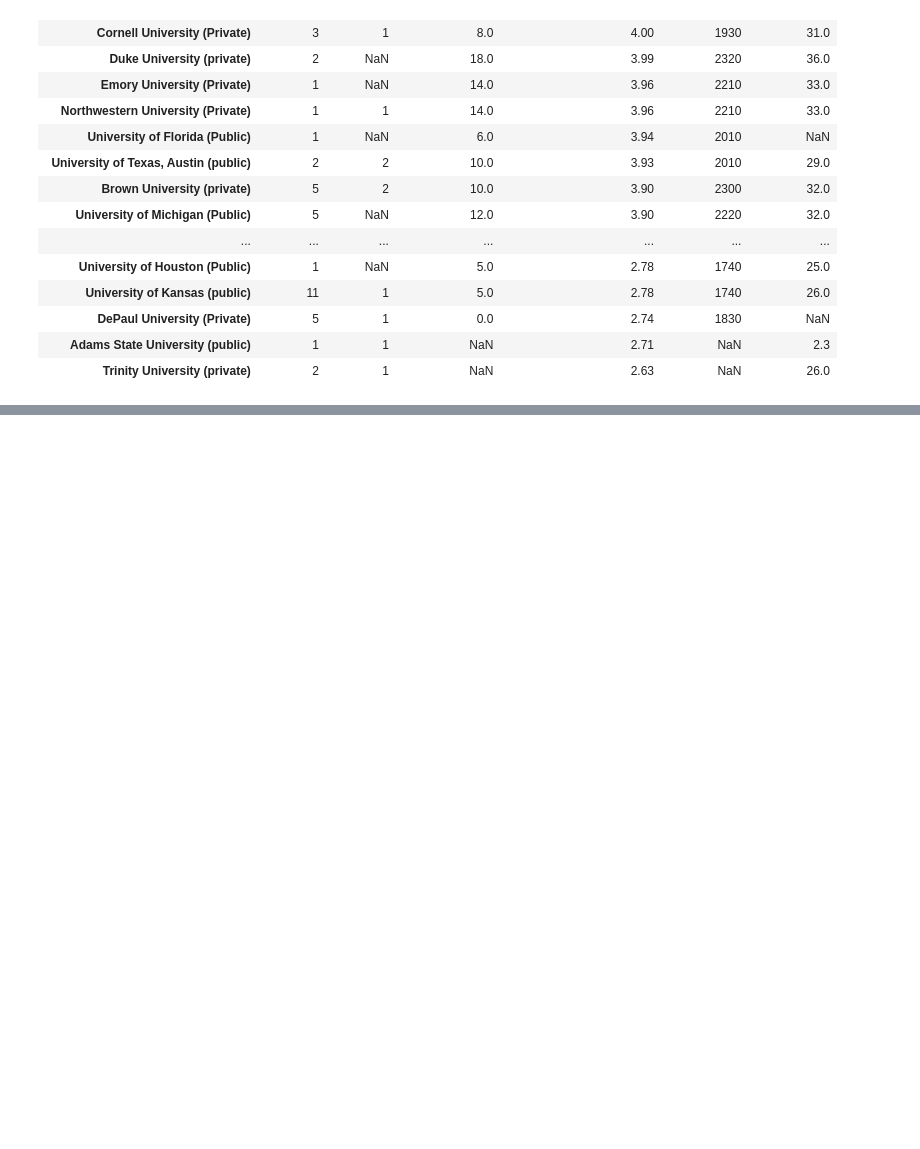
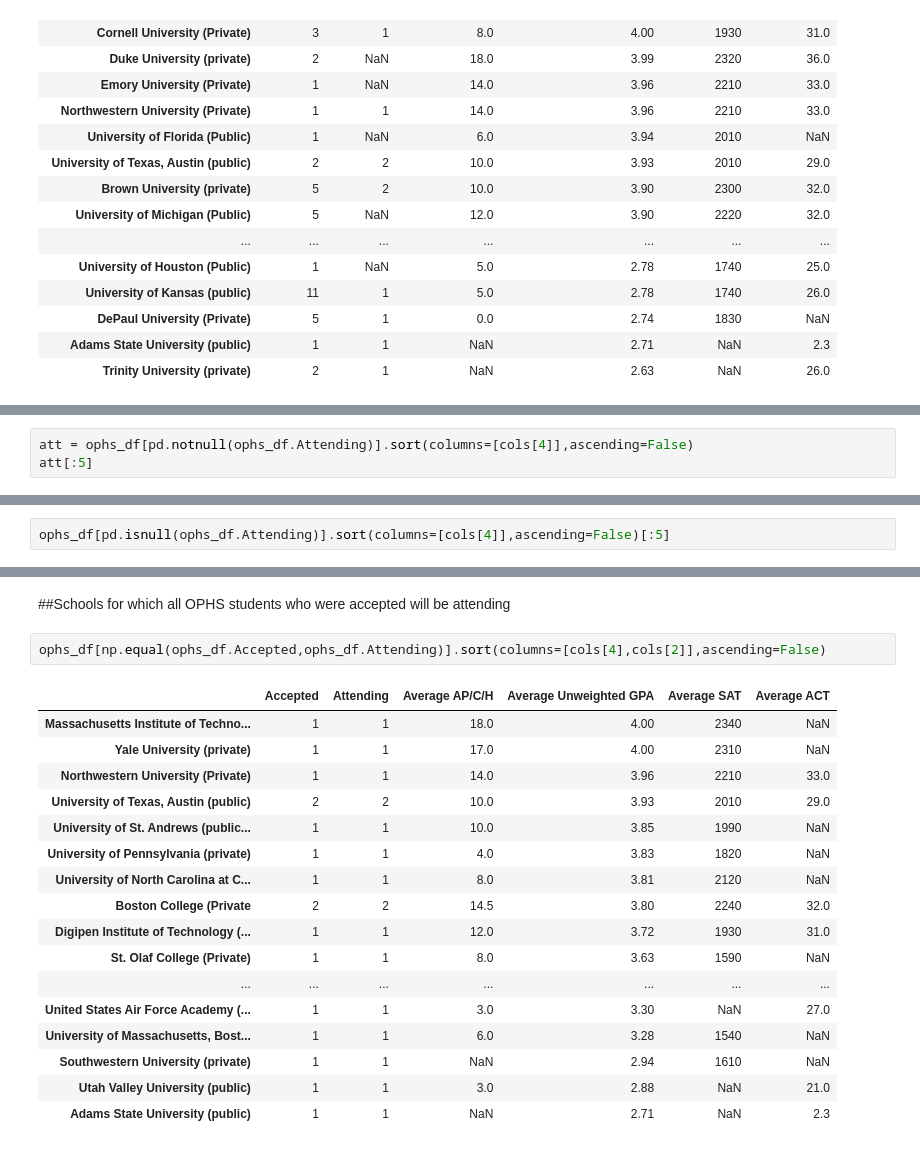
Before and after one commit to yatinla/ophs_stats, a Jupyter notebook: 2014_Matriculation.ipynb, the cells around one changed output, grey strips where cells are left out. Drawn from its saved outputs; the diff is of its cells as text; blank space fills up the shorter version.

```diff
--- a/2014_Matriculation.ipynb
+++ b/2014_Matriculation.ipynb
@@ -213,0 +212,3 @@ ophs_df.sort(columns=[cols[4],cols[5]],ascending=False)
+# %%
+att = ophs_df[pd.notnull(ophs_df.Attending)].sort(columns=[cols[4]],ascending=False)
+att[:5]
@@ -213,0 +232,2 @@ ophs_df.sort(columns=[cols[4],cols[5]],ascending=False)
+# %%
+ophs_df[pd.isnull(ophs_df.Attending)].sort(columns=[cols[4]],ascending=False)[:5]
@@ -247,0 +274,22 @@ ophs_df
+# %% [markdown]
+##Schools for which all OPHS students who were accepted will be attending
+# %%
+ophs_df[np.equal(ophs_df.Accepted,ophs_df.Attending)].sort(columns=[cols[4],cols[2]],ascending=False)
+# %% [output]
+|  | Accepted | Attending | Average AP/C/H | Average Unweighted GPA | Average SAT | Average ACT |
+| Massachusetts Institute of Techno... | 1 | 1 | 18.0 | 4.00 | 2340 | NaN |
+| Yale University (private) | 1 | 1 | 17.0 | 4.00 | 2310 | NaN |
+| Northwestern University (Private) | 1 | 1 | 14.0 | 3.96 | 2210 | 33.0 |
+| University of Texas, Austin (public) | 2 | 2 | 10.0 | 3.93 | 2010 | 29.0 |
+| University of St. Andrews (public... | 1 | 1 | 10.0 | 3.85 | 1990 | NaN |
+| University of Pennsylvania (private) | 1 | 1 | 4.0 | 3.83 | 1820 | NaN |
+| University of North Carolina at C... | 1 | 1 | 8.0 | 3.81 | 2120 | NaN |
+| Boston College (Private | 2 | 2 | 14.5 | 3.80 | 2240 | 32.0 |
+| Digipen Institute of Technology (... | 1 | 1 | 12.0 | 3.72 | 1930 | 31.0 |
+| St. Olaf College (Private) | 1 | 1 | 8.0 | 3.63 | 1590 | NaN |
+| ... | ... | ... | ... | ... | ... | ... |
+| United States Air Force Academy (... | 1 | 1 | 3.0 | 3.30 | NaN | 27.0 |
+| University of Massachusetts, Bost... | 1 | 1 | 6.0 | 3.28 | 1540 | NaN |
+| Southwestern University (private) | 1 | 1 | NaN | 2.94 | 1610 | NaN |
+| Utah Valley University (public) | 1 | 1 | 3.0 | 2.88 | NaN | 21.0 |
+| Adams State University (public) | 1 | 1 | NaN | 2.71 | NaN | 2.3 |
```
Also changed, not shown: parts of 16 cells of this notebook.
